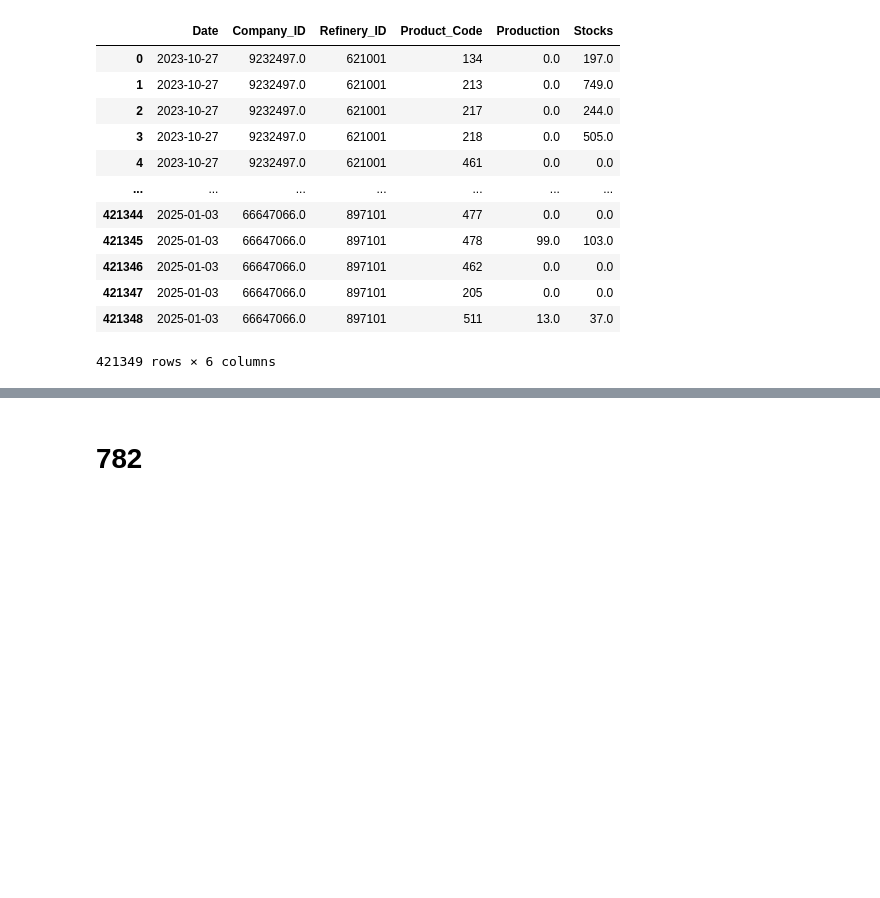
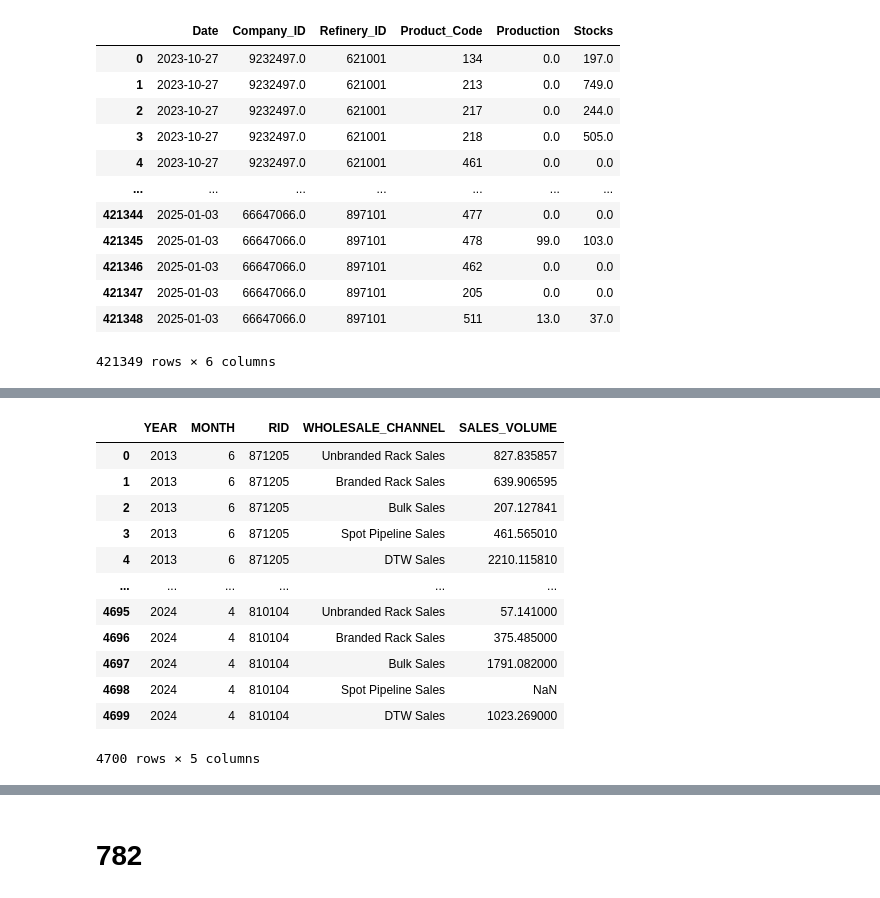
Before and after one commit to fgreve/resupply, a Jupyter notebook: RESUPPLY.ipynb, the cells around one changed output, grey strips where cells are left out. Cells and saved outputs as stored; diff of their text form; code cells hidden in the pictures; blank space fills up the shorter version.

```diff
--- a/RESUPPLY.ipynb
+++ b/RESUPPLY.ipynb
@@ -127,0 +208,47 @@ df
+# %%
+def get_sales2013():
+
+    workbook = CalamineWorkbook.from_path("M1322 Data (2013- April 2024).xlsx")
+    vars = workbook.sheet_names
+
+    var = 'Gasoline Sales'
+    form_list = workbook.get_sheet_by_name(var).to_python()
+    df = pd.DataFrame(data=form_list[1:], columns=form_list[0])
+
+    # df = df[['YEAR', 'MONTH', 'RID', 'WHOLESALE_CHANNEL', 'SALES_VOLUME']]
+    df = df[['YEAR', 'MONTH', 'RID', 'WHOLESALE_GASOLINE', 'VOLUME']]
+
+    df.rename(columns={'WHOLESALE_GASOLINE': 'WHOLESALE_CHANNEL', 'VOLUME': 'SALES_VOLUME'}, inplace=True)
+
+    df['WHOLESALE_CHANNEL'] = df['WHOLESALE_CHANNEL'].map(lambda x: x.title())
+
+    # Dealer Tankwagon Sales
+    dtw_name_list = ['Dealer Tank Wagon (DTW) Sales', 'Dealer Tankwagon Sales']
+    df['WHOLESALE_CHANNEL'] = df['WHOLESALE_CHANNEL'].apply(lambda x: 'DTW Sales' if x in dtw_name_list else x)
+
+    df['YEAR'] = df['YEAR'].astype(int)
+    df['MONTH'] = df['MONTH'].astype(int)
+
+    df['RID'] = df['RID'].astype(int)
+    df['RID'] = df['RID'].astype(str)
+
+    df['SALES_VOLUME'] = pd.to_numeric(df['SALES_VOLUME'], errors='coerce')
+
+    return df
+# %%
+sales2013_df = get_sales2013()
+sales2013_df
+# %% [output]
+|  | YEAR | MONTH | RID | WHOLESALE_CHANNEL | SALES_VOLUME |
+| 0 | 2013 | 6 | 871205 | Unbranded Rack Sales | 827.835857 |
+| 1 | 2013 | 6 | 871205 | Branded Rack Sales | 639.906595 |
+| 2 | 2013 | 6 | 871205 | Bulk Sales | 207.127841 |
+| 3 | 2013 | 6 | 871205 | Spot Pipeline Sales | 461.565010 |
+| 4 | 2013 | 6 | 871205 | DTW Sales | 2210.115810 |
+| ... | ... | ... | ... | ... | ... |
+| 4695 | 2024 | 4 | 810104 | Unbranded Rack Sales | 57.141000 |
+| 4696 | 2024 | 4 | 810104 | Branded Rack Sales | 375.485000 |
+| 4697 | 2024 | 4 | 810104 | Bulk Sales | 1791.082000 |
+| 4698 | 2024 | 4 | 810104 | Spot Pipeline Sales | NaN |
+| 4699 | 2024 | 4 | 810104 | DTW Sales | 1023.269000 |
+4700 rows × 5 columns
```
Also changed, not shown: parts of 18 cells of this notebook, 1 other file.
